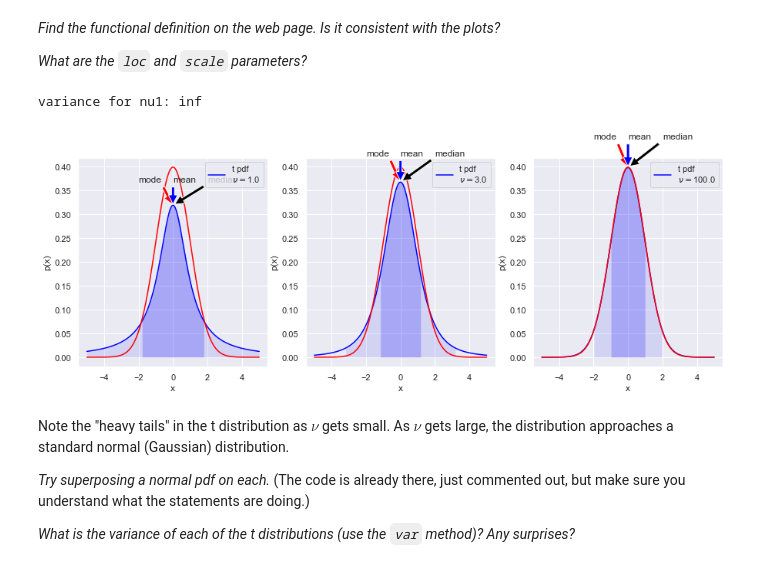
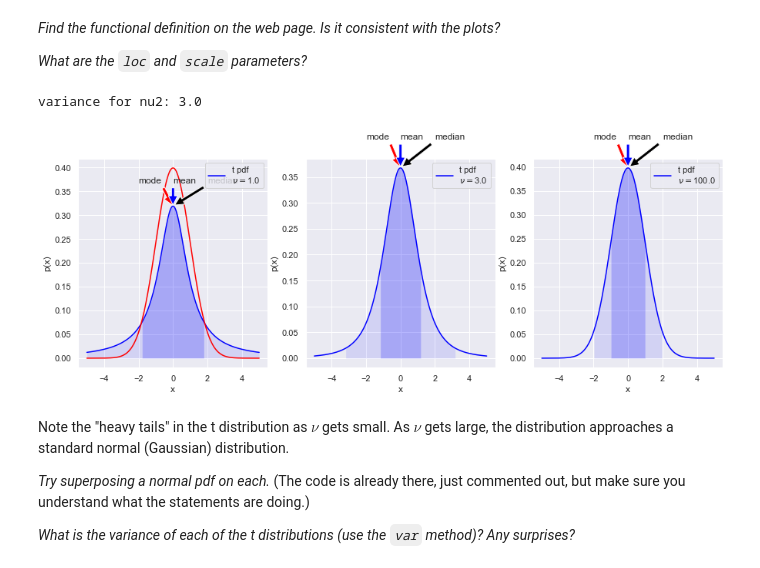
Before and after one commit to furnstahl/Physics-8820, a Jupyter notebook: LectureNotes/_build/jupyter_execute/notebooks/Basics/Exploring_pdfs.ipynb, the cells around one changed output. Drawn from its saved outputs; the diff is of its cells as text; code cells hidden in the pictures.

```diff
--- a/LectureNotes/_build/jupyter_execute/notebooks/Basics/Exploring_pdfs.ipynb
+++ b/LectureNotes/_build/jupyter_execute/notebooks/Basics/Exploring_pdfs.ipynb
@@ -200,39 +200,39 @@ Things to try:
 # %%
 
 # Make some plots of the Student t distribution
 fig = plt.figure(figsize=(15,5))
 
 x_t = np.linspace(-5, 5, 500)
 
 norm1_dist = stats.norm(0.,1.)  # a normal distribution for comparison
 
 nu1 = 1.01
 t1_dist = stats.t(nu1) # the Student t distribution
 t1_label='t pdf' + '\n' + rf'$\nu=${nu1:1.1f}'
 ax1 = fig.add_subplot(1,3,1)
 dist_plot(ax1, t1_label, x_t, t1_dist)
 ax1.plot(x_t, norm1_dist.pdf(x_t), color='red')
 
 nu2 = 3
 t2_dist = stats.t(nu2) # the Student t distribution
 t2_label = 't pdf' + '\n' + rf'$\nu=${nu2:1.1f}'
 ax2 = fig.add_subplot(1,3,2)
 dist_plot(ax2, t2_label, x_t, t2_dist)
-ax2.plot(x_t, norm1_dist.pdf(x_t), color='red')
+#ax2.plot(x_t, norm1_dist.pdf(x_t), color='red')
 
 nu3 = 100
 t3_dist = stats.t(nu3) # the Student t distribution
 t3_label = 't pdf' + '\n' + rf'$\nu=${nu3:1.1f}'
 ax3 = fig.add_subplot(1,3,3)
 dist_plot(ax3, t3_label, x_t, t3_dist)
-ax3.plot(x_t, norm1_dist.pdf(x_t), color='red')
+#ax3.plot(x_t, norm1_dist.pdf(x_t), color='red')
 
-var1 = t1_dist.var()
+var2 = t2_dist.var()
 
-print(f'variance for nu1: {var1}')
+print(f'variance for nu2: {var2}')
 # %% [output]
-variance for nu1: inf
+variance for nu2: 3.0
-[figure, old version]
+[figure, new version]
 # %% [markdown]
 Note the "heavy tails" in the t distribution as $\nu$ gets small.  As $\nu$ gets large, the distribution approaches a standard normal (Gaussian) distribution.
 
```
Also changed, not shown: parts of 3 cells of this notebook, 53 other files.
